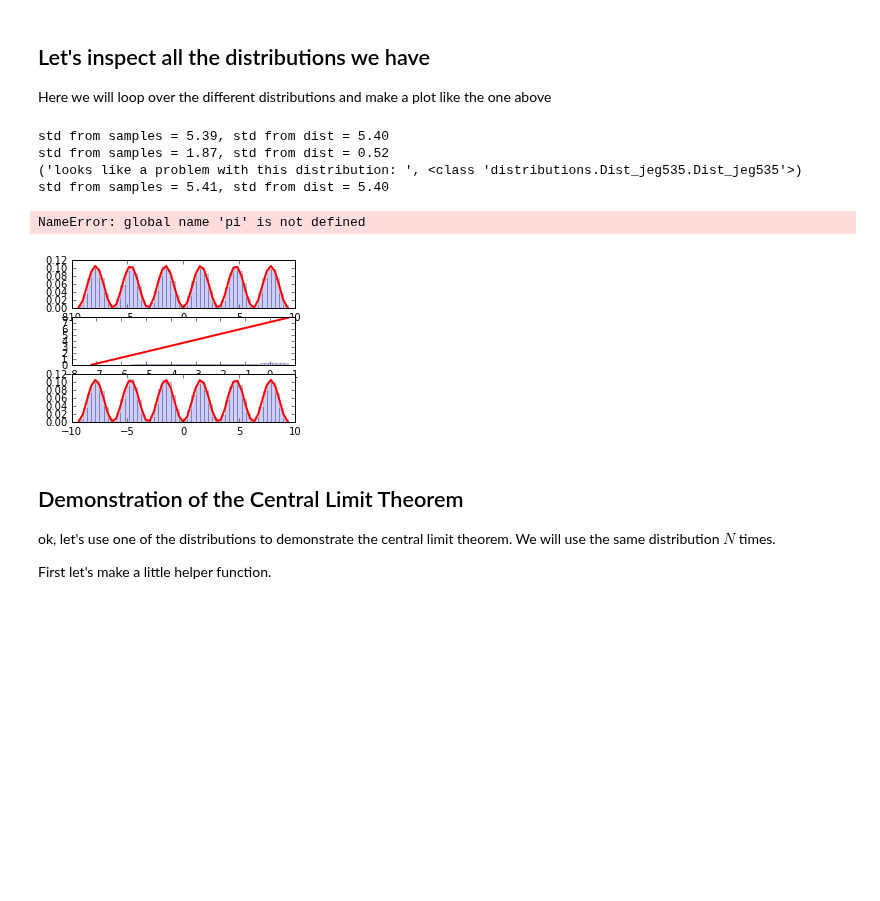
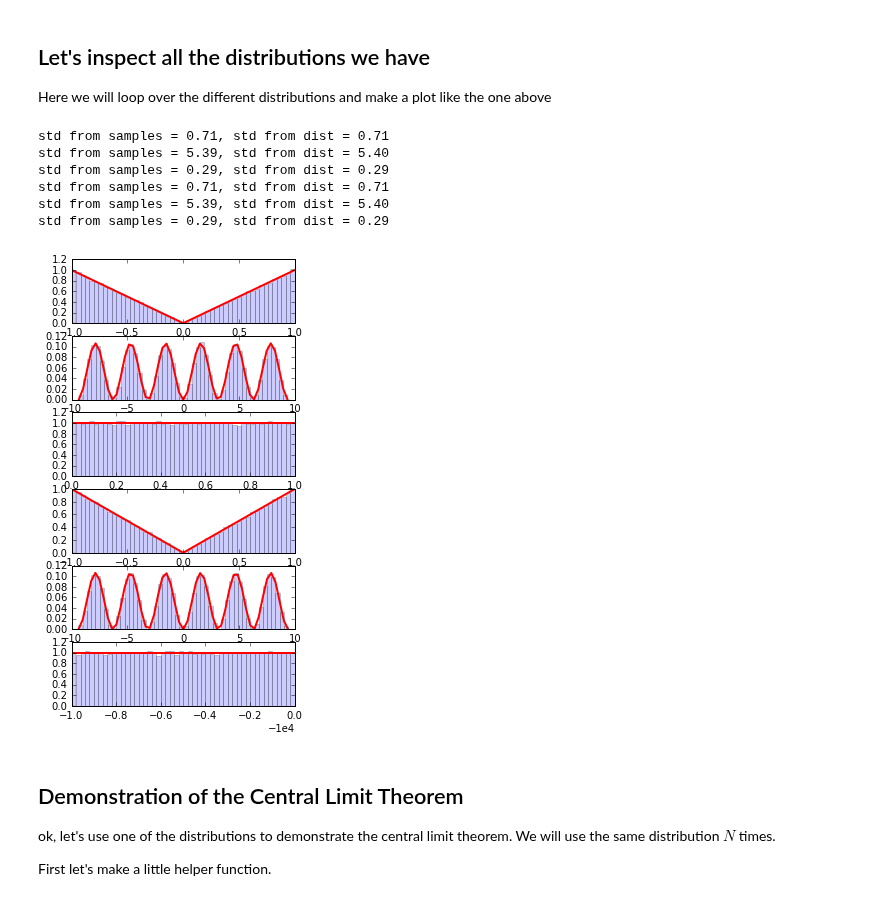
Before and after one commit to cranmer/intro-exp-phys-II, a Jupyter notebook: Central-Limit-Theorem.ipynb, the cells around one changed output. Cells and saved outputs as stored; diff of their text form; code cells hidden in the pictures; blank space fills up the shorter version.

```diff
--- a/Central-Limit-Theorem.ipynb
+++ b/Central-Limit-Theorem.ipynb
@@ -84,6 +93,7 @@ all_distributions_dict.keys()
 # %%
 ## Do tests
-ok_distribuitons_list = []
+ok_distributions_list=[]
+problems=[]
 for i, cls in enumerate(all_distributions_list):
     try:
         dist = cls()
@@ -105,9 +115,9 @@ for i, cls in enumerate(all_distributions_list):
 
         else:
             print("%s passes tests, adding it" %(cls.__name__))
-            ok_distribuitons_list.append(cls)
+            ok_distributions_list.append(cls)
     except:
-        print("%s has errors't work" %(cls.__name__))
+        print("%s has errors, does't work" %(cls.__name__))
 
-print("list of ok distributions:",[i.__name__ for i in ok_distribuitons_list])
+print("list of ok distributions:",[i.__name__ for i in ok_distributions_list])
 # %% [output]
@@ -125,9 +152,12 @@ Dist_ac5790 passes tests, adding it
 n_samples = 100000
 # %%
 # Here's an example of usage
-dist = distributions.Dist_kc90()
+dist = distributions.Dist_ac5790()
 rvs = dist.rvs(n_samples)
 counts, bins, edges = plt.hist(rvs, bins=50, normed=True, alpha =0.2)
-plt.plot(bins, dist.pdf(bins), c='r', lw=2)
+y = []
+for bin in bins:
+    y.append(dist.pdf(bin))
+plt.plot(bins, y, c='r', lw=2)
 # %% [output]
 [<matplotlib.lines.Line2D at 0x...>]
@@ -138,32 +168,33 @@ plt.plot(bins, dist.pdf(bins), c='r', lw=2)
 Here we will loop over the different distributions and make a plot like the one above
 # %%
 fig = plt.figure(figsize=plt.figaspect(2.))
-for i, cls in enumerate(all_distributions_list):
+for i, cls in enumerate(ok_distributions_list):
     dist = cls()
     rvs = dist.rvs(100000)
-    ax = fig.add_subplot(len(all_distributions_list),1,i+1)
+    ax = fig.add_subplot(len(ok_distributions_list),1,i+1)
     counts, bins, patches = ax.hist(rvs, bins=50, normed=True, alpha=0.2)
     # depending on how you code up your pdf() function, numpy might not
     # be able to "broadcast" (apply the function for each element of a numpy array)
     # but this should always wrok
     y = []
     for bin in bins:
         y.append(dist.pdf(bin))
 
     # ok, now plot it
     plt.plot(bins, y, c='r', lw=2)
 
     # and let's check if teh distribution is ok
     print("std from samples = %.2f, std from dist = %.2f" %(np.std(dist.rvs(n_samples)), dist.std()))
     if np.abs(np.std(dist.rvs(n_samples)) - dist.std()) / dist.std() > 0.1:
         print("looks like a problem with this distribution: ", cls)
 # %% [output]
+std from samples = 0.71, std from dist = 0.71
 std from samples = 5.39, std from dist = 5.40
-std from samples = 1.87, std from dist = 0.52
-('looks like a problem with this distribution: ', <class 'distributions.Dist_jeg535.Dist_jeg535'>)
-std from samples = 5.41, std from dist = 5.40
+std from samples = 0.29, std from dist = 0.29
+std from samples = 0.71, std from dist = 0.71
+std from samples = 5.39, std from dist = 5.40
+std from samples = 0.29, std from dist = 0.29
-NameError: global name 'pi' is not defined
-[figure, old version]
+[figure, new version]
 # %% [markdown]
 ## Demonstration of the Central Limit Theorem
 
```
Also changed, not shown: parts of 9 cells of this notebook, 2 other files.
